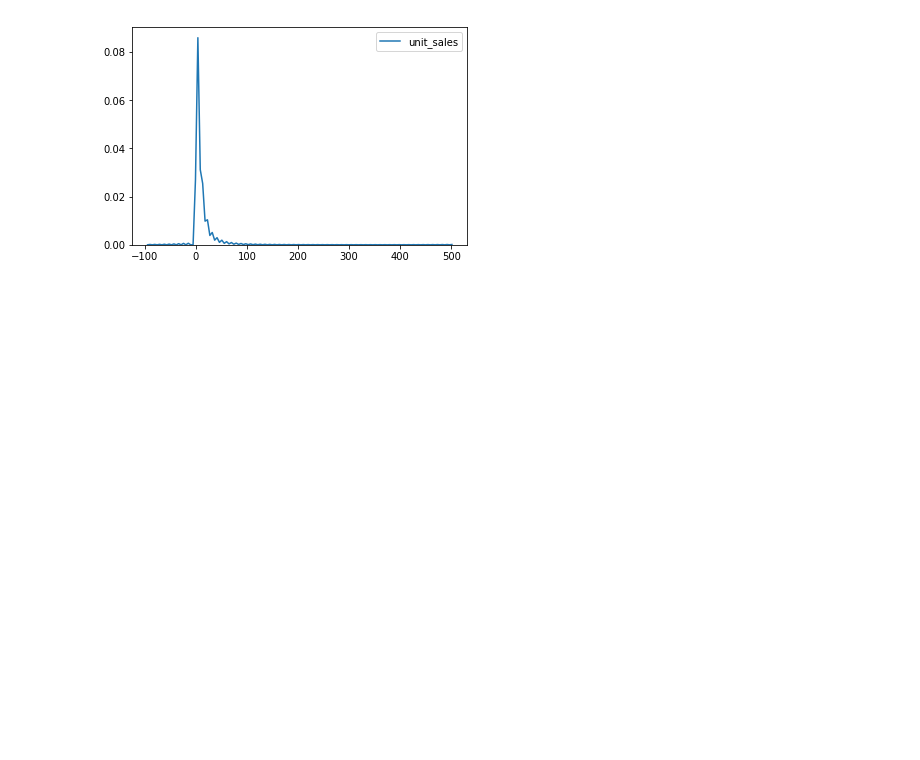
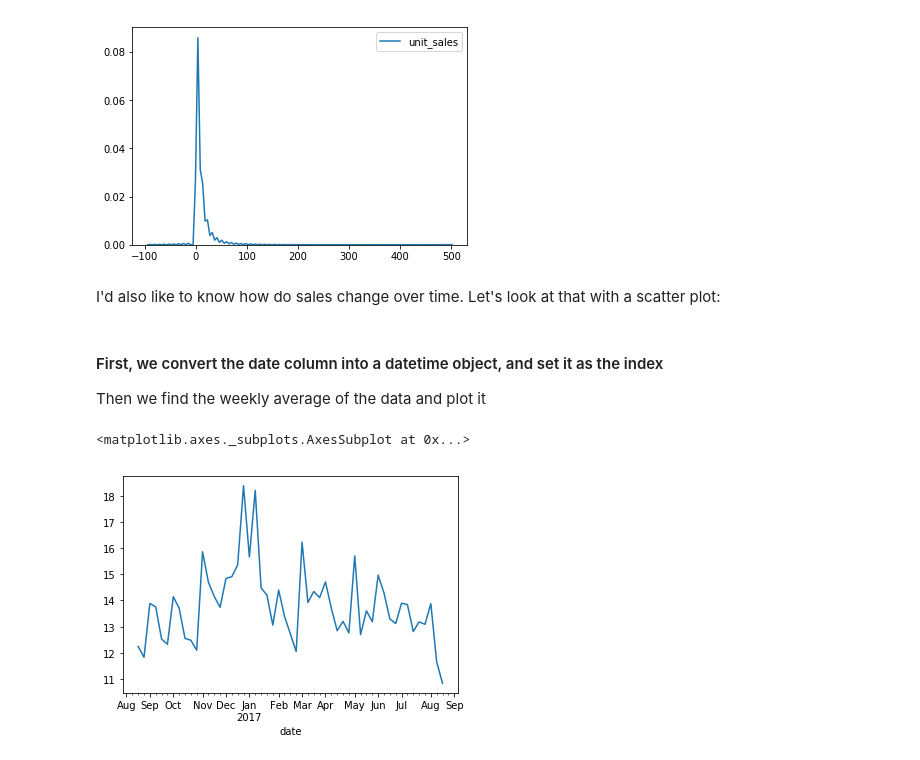
Before and after one commit to thoughtworks/twde-datalab, a Jupyter notebook: analysis/Exploratory_Analysis.ipynb, the cells around one changed output. Drawn from its saved outputs; the diff is of its cells as text; code cells hidden in the pictures; blank space fills up the shorter version.

```diff
--- a/analysis/Exploratory_Analysis.ipynb
+++ b/analysis/Exploratory_Analysis.ipynb
@@ -142,3 +142,15 @@ sns.kdeplot(majority_of_data.unit_sales, clip=[-100,500])
 # %% [output]
 <matplotlib.axes._subplots.AxesSubplot at 0x...>
 [figure]
+# %% [markdown]
+I'd also like to know how do sales change over time. Let's look at that with a scatter plot:
+# %% [markdown]
+#### First, we convert the date column into a datetime object, and set it as the index
+Then we find the weekly average of the data and plot it
+# %%
+data.index = pd.to_datetime(data.date)
+# %%
+data.unit_sales.resample('W').mean().plot(x='index',y='unit_sales')
+# %% [output]
+<matplotlib.axes._subplots.AxesSubplot at 0x...>
+[figure, added]
```
Also changed, not shown: parts of 6 cells of this notebook.
